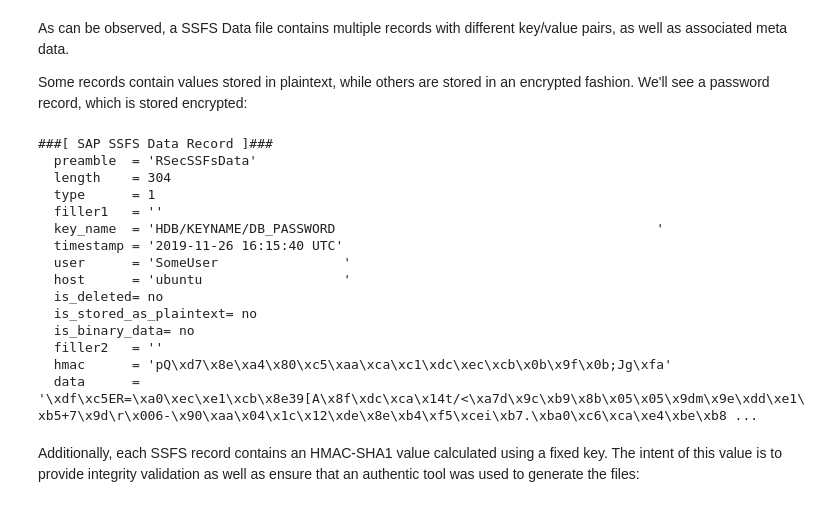
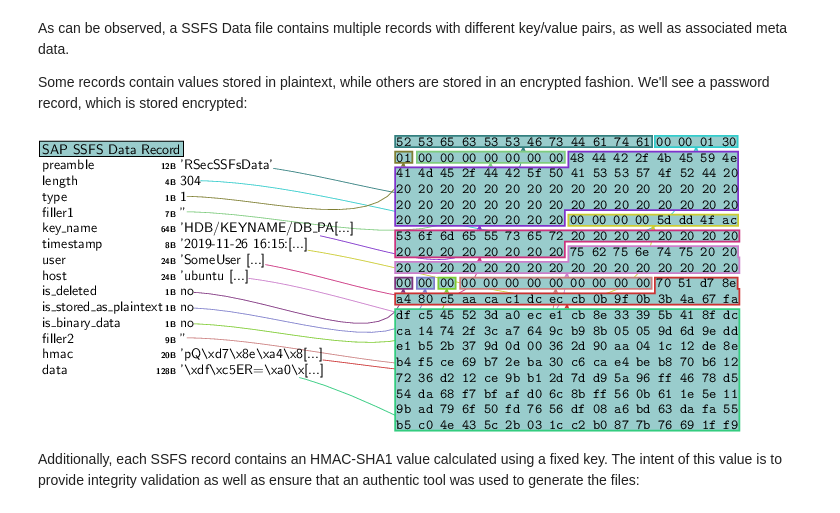
Before and after one commit to OWASP/pysap, a Jupyter notebook: docs/fileformats/SAPSSFS.ipynb, the cells around one changed output. Saved outputs shown, nothing was run; the diff lists cells and outputs as text; code cells hidden in the pictures.

Commit message:
SSFS: Adding a couple of nice graphs

```diff
--- a/docs/fileformats/SAPSSFS.ipynb
+++ b/docs/fileformats/SAPSSFS.ipynb
@@ -51,23 +51,9 @@ As can be observed, a SSFS Data file contains multiple records with different ke
 
 Some records contain values stored in plaintext, while others are stored in an encrypted fashion. We'll see a password record, which is stored encrypted:
 # %%
-ssfs_data.records[-1].show()
+ssfs_data.records[-1].canvas_dump()
 # %% [output]
-###[ SAP SSFS Data Record ]###
-  preamble  = 'RSecSSFsData'
-  length    = 304
-  type      = 1
-  filler1   = ''
-  key_name  = 'HDB/KEYNAME/DB_PASSWORD                                         '
-  timestamp = '2019-11-26 16:15:40 UTC'
-  user      = 'SomeUser                '
-  host      = 'ubuntu                  '
-  is_deleted= no
-  is_stored_as_plaintext= no
-  is_binary_data= no
-  filler2   = ''
-  hmac      = 'pQ\xd7\x8e\xa4\x80\xc5\xaa\xca\xc1\xdc\xec\xcb\x0b\x9f\x0b;Jg\xfa'
-  data      = '\xdf\xc5ER=\xa0\xec\xe1\xcb\x8e39[A\x8f\xdc\xca\x14t/<\xa7d\x9c\xb9\x8b\x05\x05\x9dm\x9e\xdd\xe1\xb5+7\x9d\r\x006-\x90\xaa\x04\x1c\x12\xde\x8e\xb4\xf5\xcei\xb7.\xba0\xc6\xca\xe4\xbe\xb8 ...
+[figure, added]
 # %% [markdown]
 Additionally, each SSFS record contains an HMAC-SHA1 value calculated using a fixed key. The intent of this value is to provide integrity validation as well as ensure that an authentic tool was used to generate the files:
 # %%
```
Also changed, not shown: parts of 2 cells of this notebook.
